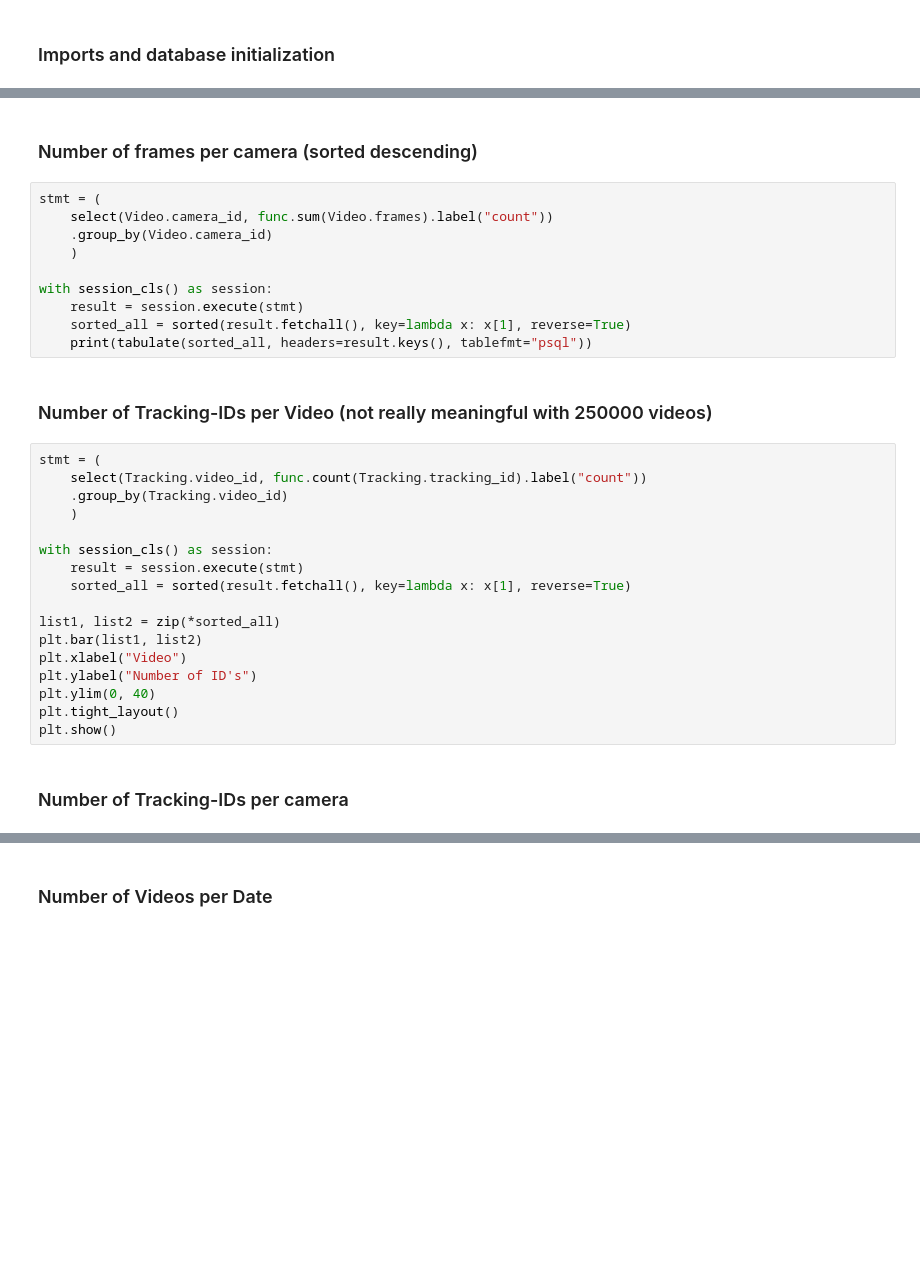
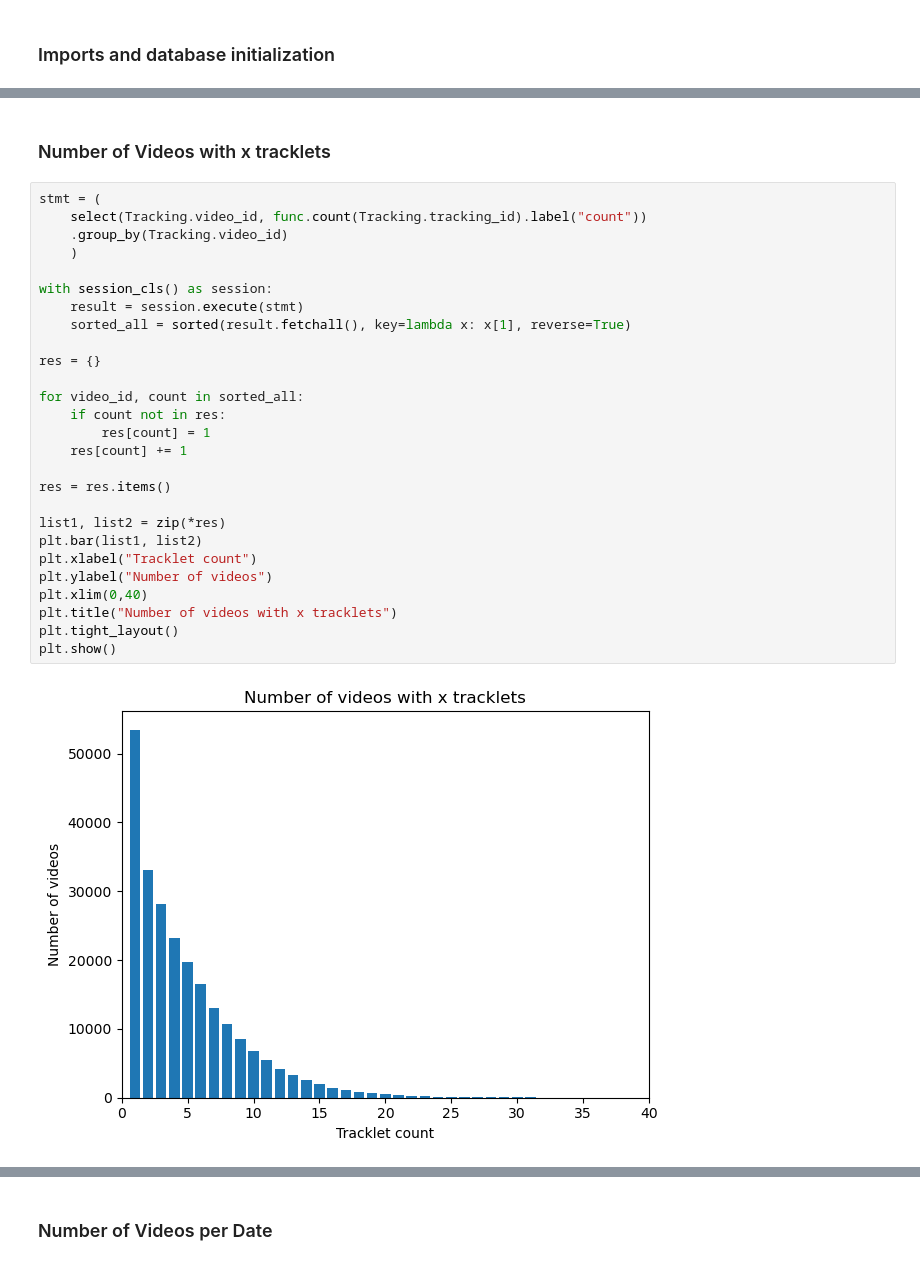
Before and after one commit to liamvdv/gorillatracker, a Jupyter notebook: notebooks/database_stats.ipynb, the cells around one changed output, grey strips where cells are left out. Drawn from its saved outputs; the diff is of its cells as text; blank space fills up the shorter version.

```diff
--- a/notebooks/database_stats.ipynb
+++ b/notebooks/database_stats.ipynb
@@ -16,36 +14,34 @@ import numpy as np
 
 engine = GorillaDatasetKISZ().engine
 session_cls = sessionmaker(bind=engine)
-# %% [markdown]
-### Number of frames per camera (sorted descending)
-# %%
-stmt = (
-    select(Video.camera_id, func.sum(Video.frames).label("count"))
-    .group_by(Video.camera_id)
-    )
-
-with session_cls() as session:
-    result = session.execute(stmt)
-    sorted_all = sorted(result.fetchall(), key=lambda x: x[1], reverse=True)
-    print(tabulate(sorted_all, headers=result.keys(), tablefmt="psql"))
-# %% [markdown]
-### Number of Tracking-IDs per Video (not really meaningful with 250000 videos)
+# %% [markdown]
+### Number of Videos with x tracklets
 # %%
 stmt = (
     select(Tracking.video_id, func.count(Tracking.tracking_id).label("count"))
     .group_by(Tracking.video_id)
     )
 
 with session_cls() as session:
     result = session.execute(stmt)
     sorted_all = sorted(result.fetchall(), key=lambda x: x[1], reverse=True)
 
-list1, list2 = zip(*sorted_all)
+res = {}
+
+for video_id, count in sorted_all:
+    if count not in res:
+        res[count] = 1
+    res[count] += 1
+
+res = res.items()
+
+list1, list2 = zip(*res)
 plt.bar(list1, list2)
-plt.xlabel("Video")
-plt.ylabel("Number of ID's")
-plt.ylim(0, 40)
+plt.xlabel("Tracklet count")
+plt.ylabel("Number of videos")
+plt.xlim(0,40)
+plt.title("Number of videos with x tracklets")
 plt.tight_layout()
 plt.show()
+# %% [output]
+[figure, added]
-# %% [markdown]
-### Number of Tracking-IDs per camera
```
Also changed, not shown: parts of 8 cells of this notebook.
